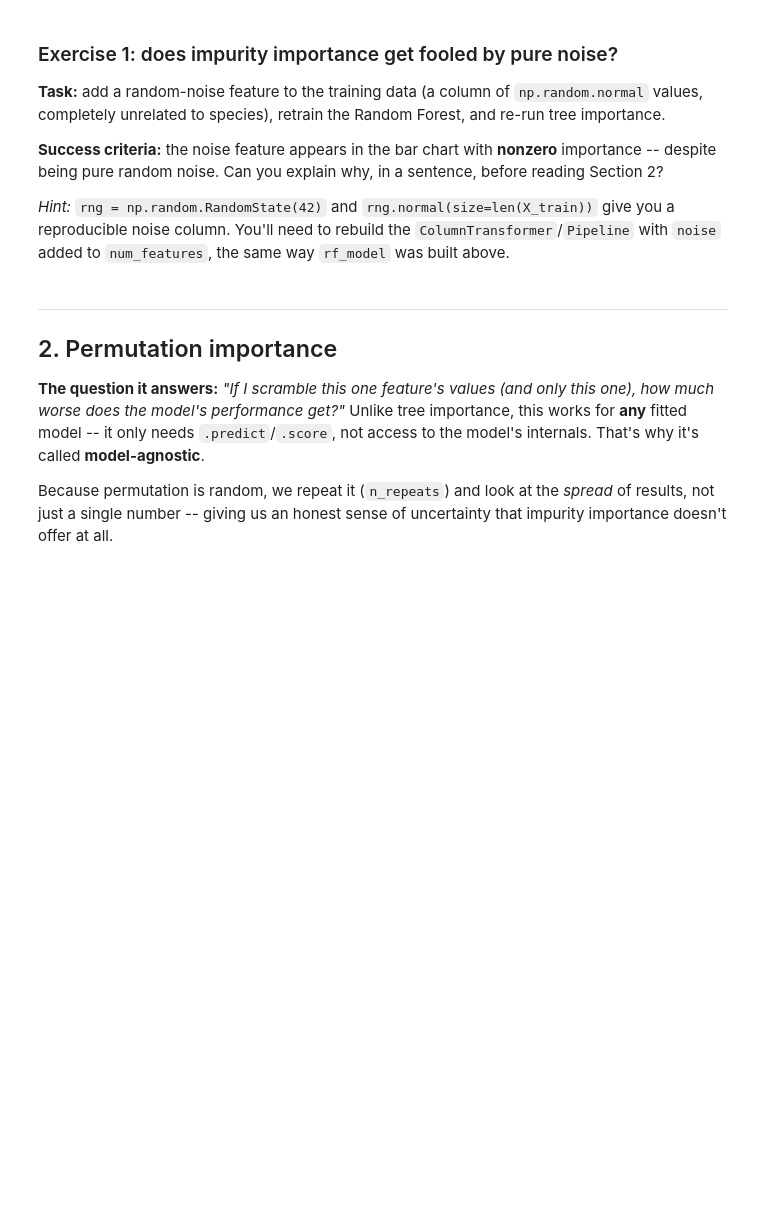
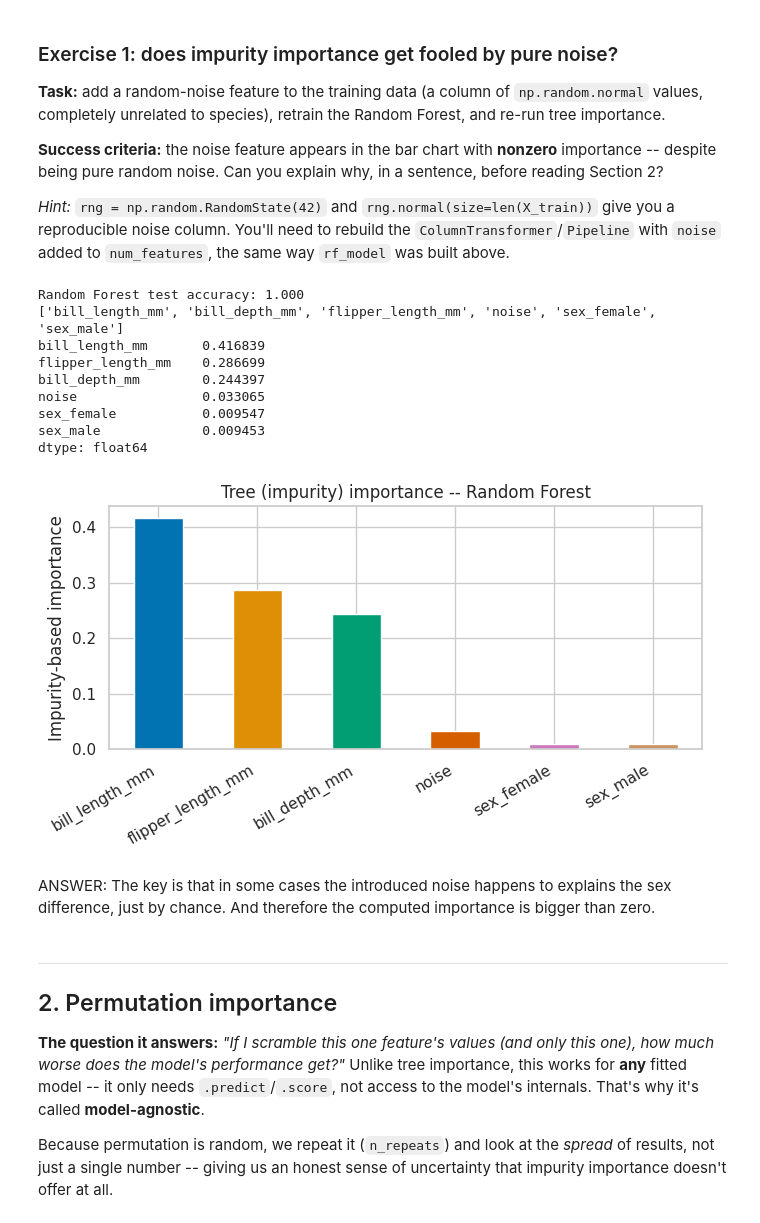
Before and after one commit to RaulPenagos/xai-weather-workshop, a Jupyter notebook: 01_classic_xai.ipynb, the cells around one changed output. Saved outputs shown, nothing was run; the diff lists cells and outputs as text; code cells hidden in the pictures; blank space fills up the shorter version.

```diff
--- a/01_classic_xai.ipynb
+++ b/01_classic_xai.ipynb
@@ -231,17 +244,68 @@ need to rebuild the `ColumnTransformer`/`Pipeline` with `noise` added to
 # %%
 # TODO(exercise 1): add a "noise" column to X_train/X_test, retrain a Random
 # Forest pipeline on the extended feature set, and plot its tree importance.
 # Success criteria: the noise feature has nonzero importance.
 
 # Starter scaffold (already runs as-is) -- extend it below:
 X_train_noisy = X_train.copy()
 X_test_noisy = X_test.copy()
 X_train_noisy["noise"] = RNG.normal(size=len(X_train_noisy))
 X_test_noisy["noise"] = RNG.normal(size=len(X_test_noisy))
 
 # TODO: build num_features_noisy = num_features + ["noise"], a new
 # ColumnTransformer/Pipeline using it, fit on X_train_noisy/y_train, and
 # plot tree importance the same way as the cell above.
+
+num_features_noisy = num_features + ["noise"]
+
+preprocessor = ColumnTransformer(
+    transformers=[
+        ("num", StandardScaler(), num_features_noisy),
+        ("cat", OneHotEncoder(handle_unknown="ignore"), cat_features),
+    ]
+)
+
+
+# Random Forest
+rf_model = Pipeline(
+    steps=[
+        ("preprocessor", preprocessor),
+        ("classifier", RandomForestClassifier(random_state=42)),
+    ]
+)
+rf_model.fit(X_train_noisy, y_train)
+
+print(f"Random Forest test accuracy: {rf_model.score(X_test_noisy, y_test):.3f}")
+
+
+feature_names_out = rf_model.named_steps["preprocessor"].get_feature_names_out()
+feature_names_out = [n.split("__", 1)[1] for n in feature_names_out]  # drop num__/cat__ prefix
+print(feature_names_out)
+importances = rf_model.named_steps["classifier"].feature_importances_
+
+tree_importance = pd.Series(importances, index=feature_names_out).sort_values(ascending=False)
+print(tree_importance)
+
+fig, ax = plt.subplots(figsize=(7, 4))
+tree_importance.plot.bar(ax=ax, color=sns.color_palette("colorblind"))
+ax.set_ylabel("Impurity-based importance")
+ax.set_title("Tree (impurity) importance -- Random Forest")
+plt.xticks(rotation=30, ha="right")
+plt.tight_layout()
+plt.show()
+# %% [output]
+Random Forest test accuracy: 1.000
+['bill_length_mm', 'bill_depth_mm', 'flipper_length_mm', 'noise', 'sex_female', 'sex_male']
+bill_length_mm       0.416839
+flipper_length_mm    0.286699
+bill_depth_mm        0.244397
+noise                0.033065
+sex_female           0.009547
+sex_male             0.009453
+dtype: float64
+[figure, added]
+# %% [markdown]
+ANSWER: The key is that in some cases the introduced noise happens to explains the sex difference, just by chance. And therefore the computed importance is bigger than zero.
 # %% [markdown]
 ---
 ## 2. Permutation importance
```
Also changed, not shown: parts of 7 cells of this notebook.
